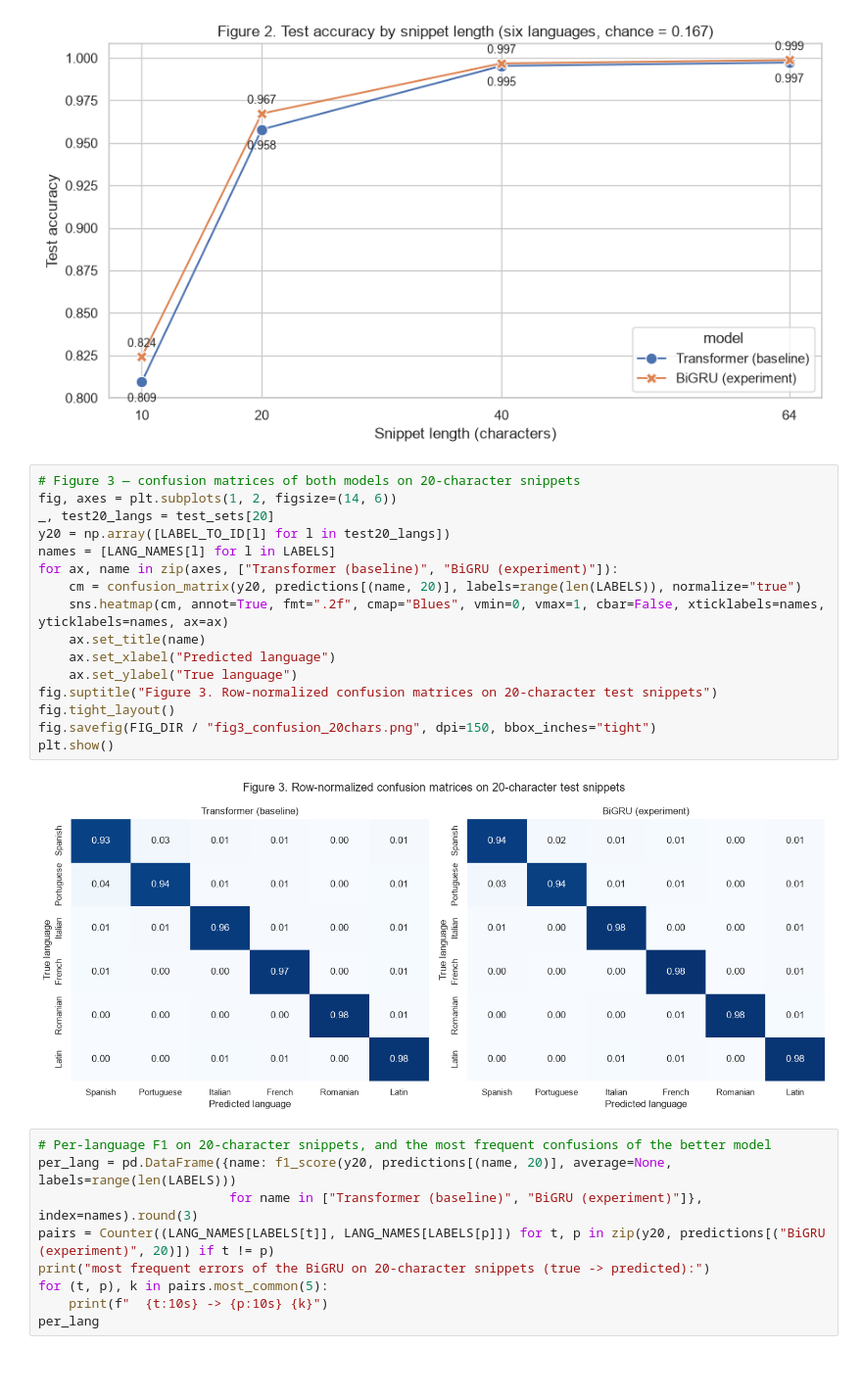
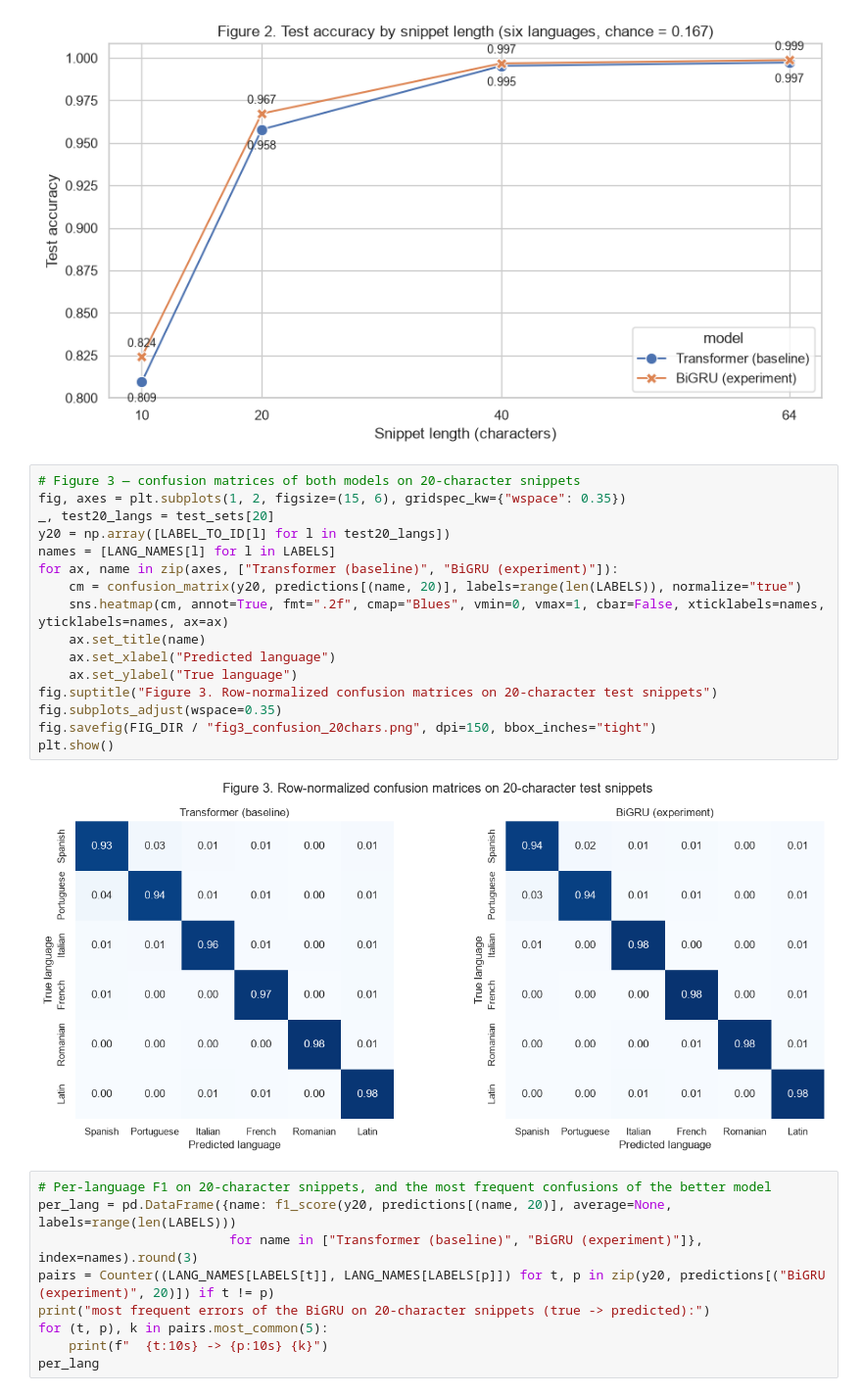
Before and after one commit to arturoappp/deep-learning-systems-project, a Jupyter notebook: deep_learning.ipynb, the cells around one changed output. Shown at 98% size. Saved outputs shown, nothing was run; the diff lists cells and outputs as text; blank space fills up the shorter version.

Commit message:
Review fixes: McNemar test per snippet length, run-independent timing text, capacity confound, CPU time and Figure 3 spacing

```diff
--- a/deep_learning.ipynb
+++ b/deep_learning.ipynb
@@ -498,22 +524,22 @@ plt.show()
 [figure]
 # %%
 # Figure 3 — confusion matrices of both models on 20-character snippets
-fig, axes = plt.subplots(1, 2, figsize=(14, 6))
+fig, axes = plt.subplots(1, 2, figsize=(15, 6), gridspec_kw={"wspace": 0.35})
 _, test20_langs = test_sets[20]
 y20 = np.array([LABEL_TO_ID[l] for l in test20_langs])
 names = [LANG_NAMES[l] for l in LABELS]
 for ax, name in zip(axes, ["Transformer (baseline)", "BiGRU (experiment)"]):
     cm = confusion_matrix(y20, predictions[(name, 20)], labels=range(len(LABELS)), normalize="true")
     sns.heatmap(cm, annot=True, fmt=".2f", cmap="Blues", vmin=0, vmax=1, cbar=False, xticklabels=names, yticklabels=names, ax=ax)
     ax.set_title(name)
     ax.set_xlabel("Predicted language")
     ax.set_ylabel("True language")
 fig.suptitle("Figure 3. Row-normalized confusion matrices on 20-character test snippets")
-fig.tight_layout()
+fig.subplots_adjust(wspace=0.35)
 fig.savefig(FIG_DIR / "fig3_confusion_20chars.png", dpi=150, bbox_inches="tight")
 plt.show()
 # %% [output]
-[figure, old version]
+[figure, new version]
 # %%
 # Per-language F1 on 20-character snippets, and the most frequent confusions of the better model
 per_lang = pd.DataFrame({name: f1_score(y20, predictions[(name, 20)], average=None, labels=range(len(LABELS)))
```
Also changed, not shown: parts of 7 cells of this notebook, 4 other files.
